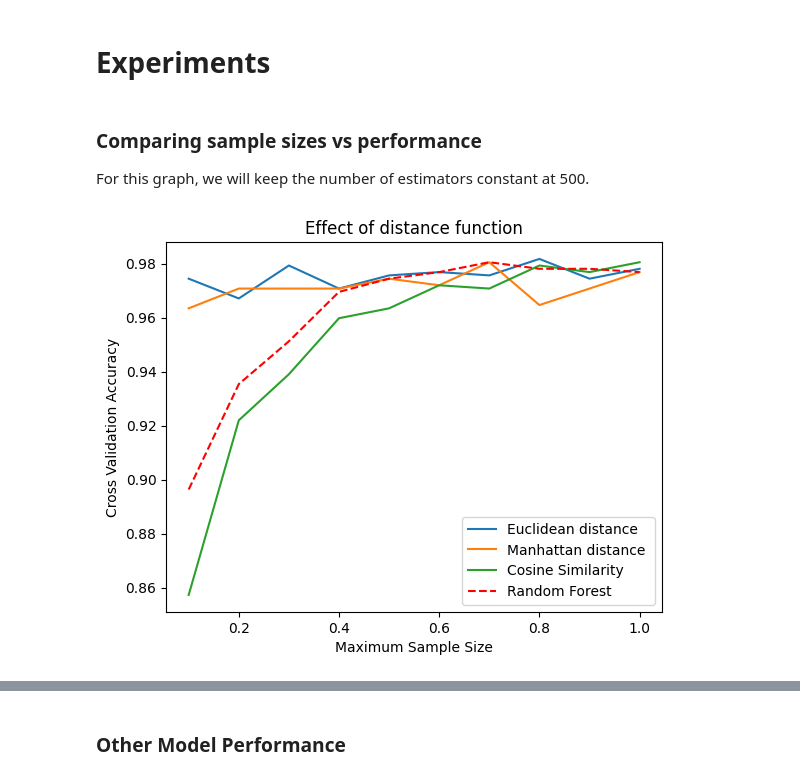
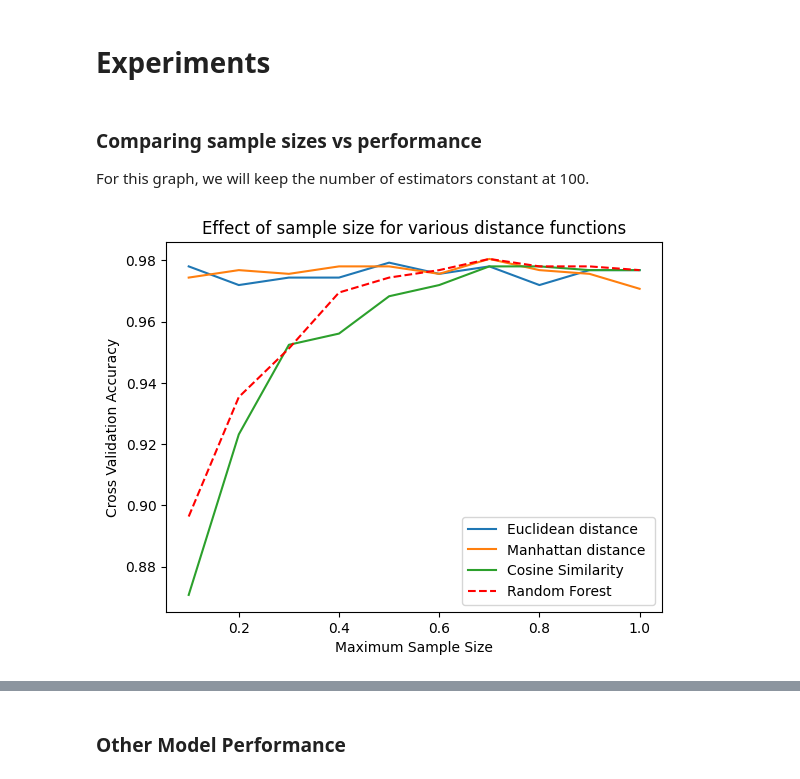
Before and after one commit to ilangofman/CSC2515-Locally-Weighted-Random-Forests, a Jupyter notebook: heart_dataset_analysis.ipynb, the cells around one changed output, grey strips where cells are left out. Saved outputs shown, nothing was run; the diff lists cells and outputs as text; code cells hidden in the pictures.

```diff
--- a/heart_dataset_analysis.ipynb
+++ b/heart_dataset_analysis.ipynb
@@ -201,4 +201,4 @@ RF values:  [1 1 1]
 # %% [markdown]
 ### Comparing sample sizes vs performance
 
-For this graph, we will keep the number of estimators constant at 500.
+For this graph, we will keep the number of estimators constant at 100.
@@ -224,7 +215,7 @@ random_forest_acc = []
 for size in sample_sizes:
     euc_model=LocallyWeightedRandomForest(n_estimators=100,
                                         temp=0.15,
-                                        distance_aggregation_function=nearest_k_distance_mean(k=5),
+                                        distance_aggregation_function=nearest_k_distance_mean(k=1),
                                         distance_function=euclidean_distance,
                                         max_depth=50,
                                         max_samples=size)
@@ -234,7 +225,7 @@ for size in sample_sizes:
 
     manh_model=LocallyWeightedRandomForest(n_estimators=100,
                                         temp=0.15,
-                                        distance_aggregation_function=nearest_k_distance_mean(k=5),
+                                        distance_aggregation_function=nearest_k_distance_mean(k=1),
                                         distance_function=manhattan_distance,
                                         max_depth=25,
                                         max_samples=size)
@@ -244,7 +235,7 @@ for size in sample_sizes:
 
     cos_model=LocallyWeightedRandomForest(n_estimators=100,
                                         temp=0.15,
-                                        distance_aggregation_function=nearest_k_distance_mean(k=5),
+                                        distance_aggregation_function=nearest_k_distance_mean(k=1),
                                         distance_function=cosine_similarity,
                                         max_depth=25,
                                         max_samples=size)
@@ -258,19 +249,19 @@ for size in sample_sizes:
 
     random_forest_acc.append(np.mean(cross_val_score(rf_model, train_X, train_y, cv=5, n_jobs=-1, verbose=2)))
 # %%
+plt.title('Effect of sample size for various distance functions')
 
 
-plt.title('Effect of distance function')
 
 plt.plot(sample_sizes, euc_distance_acc,  label = "Euclidean distance")
 plt.plot(sample_sizes,manhat_distance_acc, label = "Manhattan distance ")
 plt.plot(sample_sizes,cos_distance_acc, label = "Cosine Similarity")
 plt.plot(sample_sizes,random_forest_acc, color = 'r',linestyle = '--',  label = "Random Forest")
 
 plt.xlabel('Maximum Sample Size')
 plt.ylabel('Cross Validation Accuracy')
 
 plt.legend()
 plt.show()
 # %% [output]
-[figure, old version]
+[figure, new version]
```
Also changed, not shown: parts of 2 cells of this notebook.
